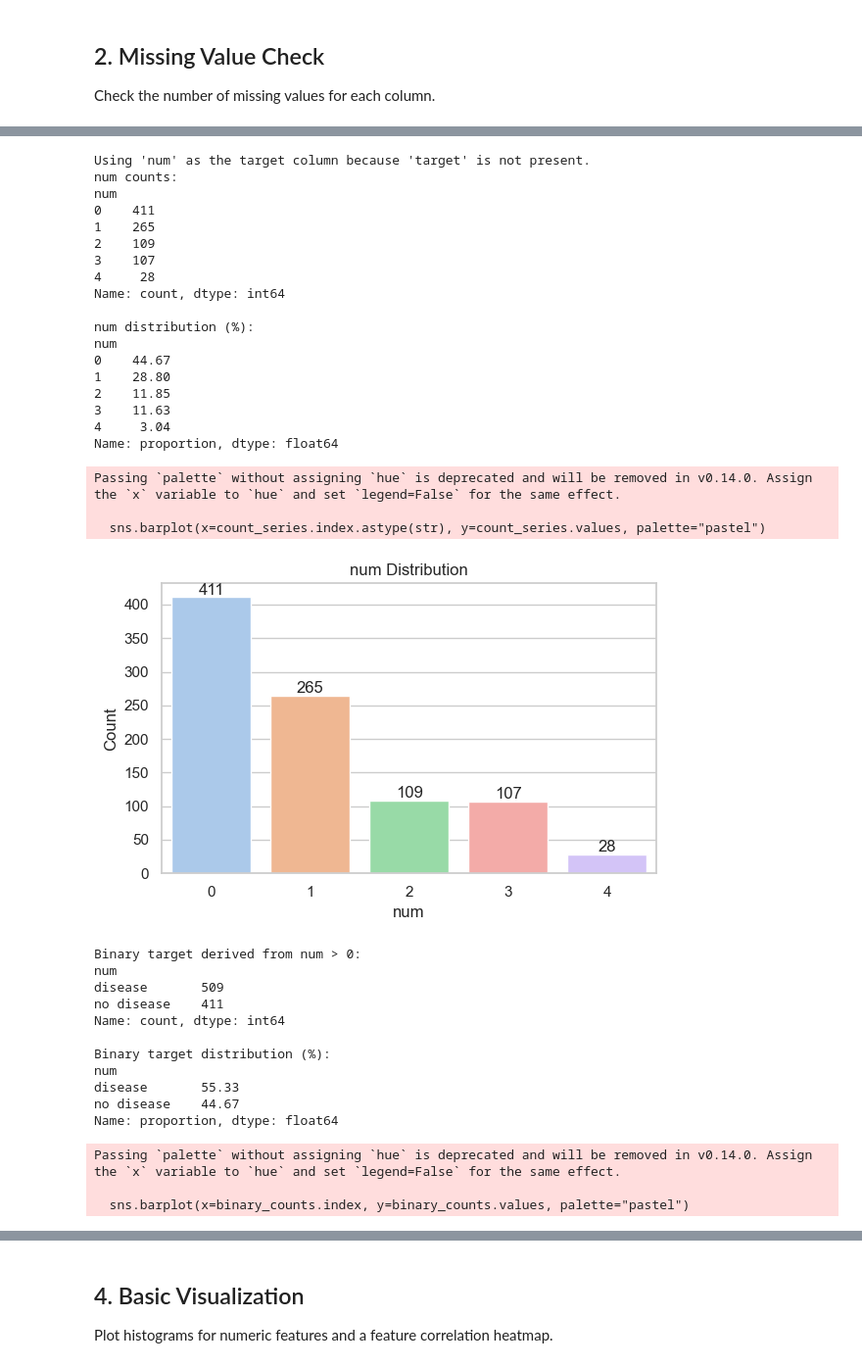
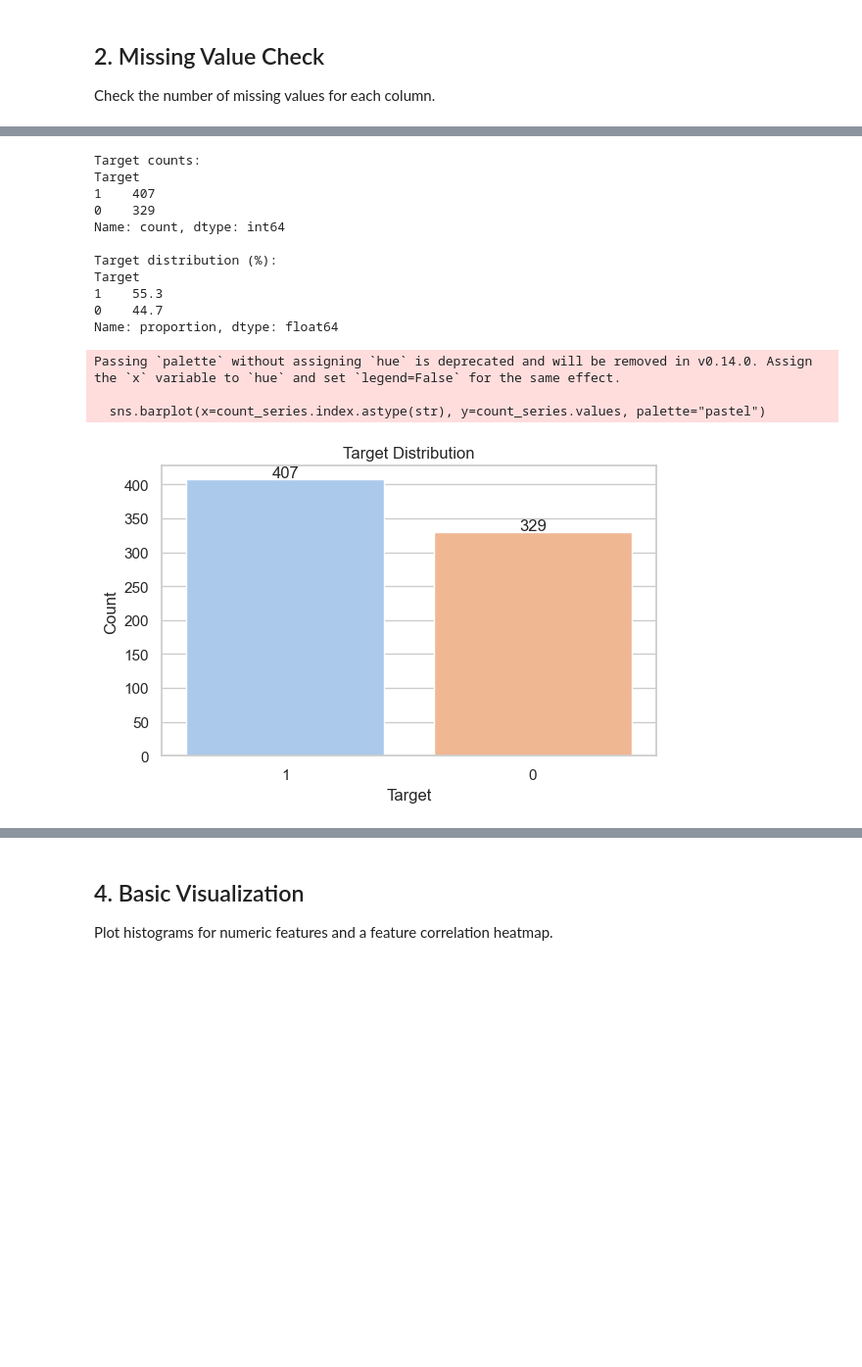
Before and after one commit to Jiaweiwang04/heart-disease-lightgbm, a Jupyter notebook: notebooks/01_eda.ipynb, the cells around one changed output, grey strips where cells are left out. Shown at 98% size. Saved outputs shown, nothing was run; the diff lists cells and outputs as text; code cells hidden in the pictures; blank space fills up the shorter version.

```diff
--- a/notebooks/01_eda.ipynb
+++ b/notebooks/01_eda.ipynb
@@ -130,84 +166,35 @@ Inspect the class distribution of the `target` column and plot a bar chart. The
 # %%
-target_column = "target" if "target" in df.columns else ("num" if "num" in df.columns else None)
-if target_column is None:
-    raise KeyError("The dataset does not contain a 'target' or 'num' column. Please check the input file.")
+count_series = data_df["Target"].value_counts(dropna=False)
+norm_series = data_df["Target"].value_counts(normalize=True, dropna=False)
 
-if target_column != "target":
-    print(f"Using '{target_column}' as the target column because 'target' is not present.")
-
-count_series = df[target_column].value_counts(dropna=False)
-norm_series = df[target_column].value_counts(normalize=True, dropna=False)
-
-print(f"{target_column} counts:")
+print("Target counts:")
 print(count_series)
 print()
-print(f"{target_column} distribution (%):")
+print("Target distribution (%):")
 print((norm_series * 100).round(2))
 
 plt.figure(figsize=(6, 4))
 sns.barplot(x=count_series.index.astype(str), y=count_series.values, palette="pastel")
-plt.title(f"{target_column} Distribution")
-plt.xlabel(target_column)
+plt.title("Target Distribution")
+plt.xlabel("Target")
 plt.ylabel("Count")
 for index, value in enumerate(count_series.values):
     plt.text(index, value + max(count_series.values) * 0.01, str(value), ha="center")
 plt.tight_layout()
 plt.show()
-
-if target_column == "num" and count_series.index.nunique() > 2:
-    binary_series = (df[target_column] > 0).map({False: "no disease", True: "disease"})
-    binary_counts = binary_series.value_counts()
-    binary_ratio = binary_series.value_counts(normalize=True)
-
-    print("\nBinary target derived from num > 0:")
-    print(binary_counts)
-    print()
-    print("Binary target distribution (%):")
-    print((binary_ratio * 100).round(2))
-
-    plt.figure(figsize=(5, 4))
-    sns.barplot(x=binary_counts.index, y=binary_counts.values, palette="pastel")
-    plt.title("Binary Target Distribution (num > 0)")
-    plt.xlabel("binary target")
-    plt.ylabel("Count")
-    for index, value in enumerate(binary_counts.values):
-        plt.text(index, value + max(binary_counts.values) * 0.01, str(value), ha="center")
-    plt.tight_layout()
-    plt.show()
 # %% [output]
-Using 'num' as the target column because 'target' is not present.
-num counts:
-num
-0    411
-1    265
-2    109
-3    107
-4     28
+Target counts:
+Target
+1    407
+0    329
 Name: count, dtype: int64
 
-num distribution (%):
-num
-0    44.67
-1    28.80
-2    11.85
-3    11.63
-4     3.04
+Target distribution (%):
+Target
+1    55.3
+0    44.7
 Name: proportion, dtype: float64
 Passing `palette` without assigning `hue` is deprecated and will be removed in v0.14.0. Assign the `x` variable to `hue` and set `legend=False` for the same effect.
 
   sns.barplot(x=count_series.index.astype(str), y=count_series.values, palette="pastel")
-[figure, old version]
+[figure, new version]
-Binary target derived from num > 0:
-num
-disease       509
-no disease    411
-Name: count, dtype: int64
-
-Binary target distribution (%):
-num
-disease       55.33
-no disease    44.67
-Name: proportion, dtype: float64
-Passing `palette` without assigning `hue` is deprecated and will be removed in v0.14.0. Assign the `x` variable to `hue` and set `legend=False` for the same effect.
-
-  sns.barplot(x=binary_counts.index, y=binary_counts.values, palette="pastel")
```
Also changed, not shown: parts of 9 cells of this notebook, 1 other file.
